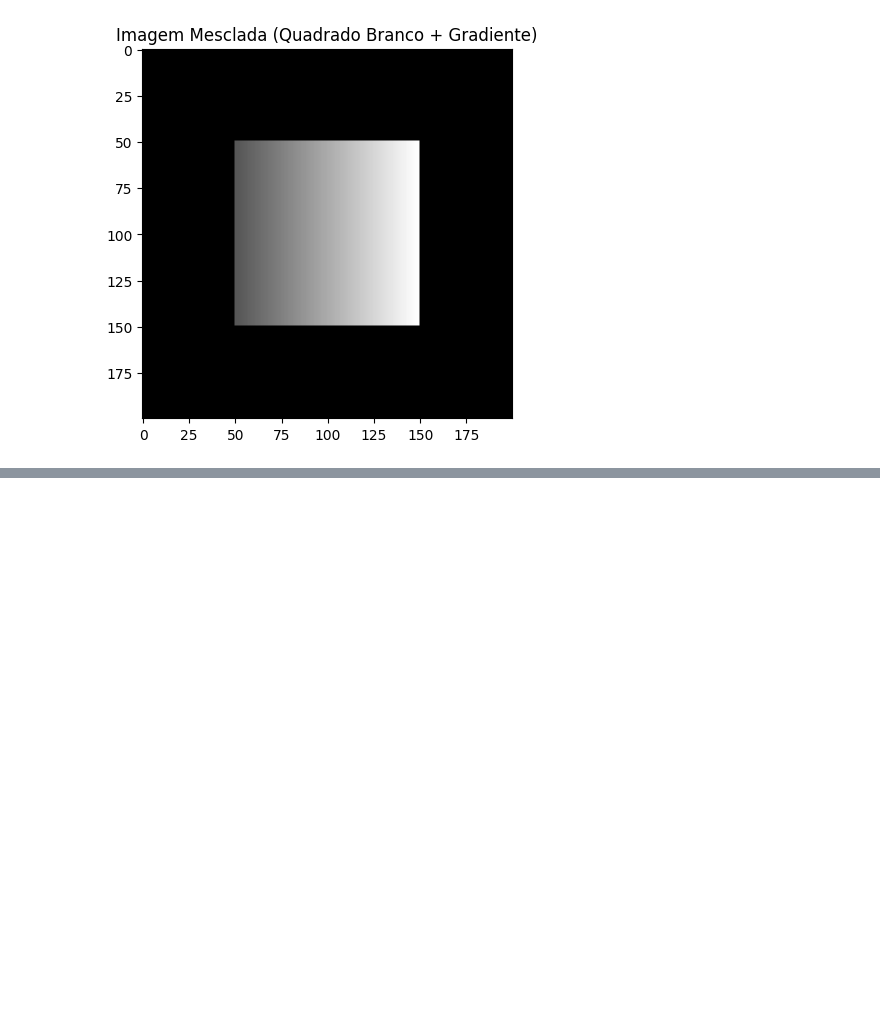
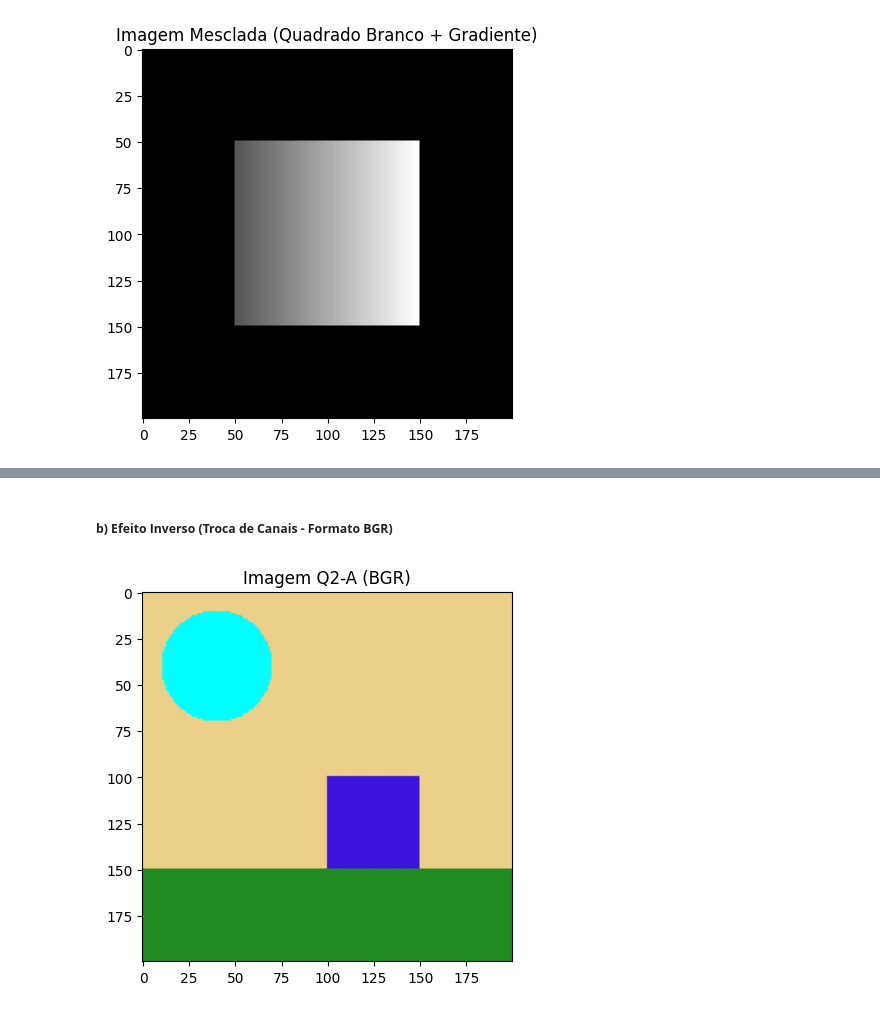
Before and after one commit to andref03/Processamento-Digital-Imagens-PDI, a Jupyter notebook: atividade_pratica_01/questao_01.ipynb, the cells around one changed output, grey strips where cells are left out. Saved outputs shown, nothing was run; the diff lists cells and outputs as text; code cells hidden in the pictures; blank space fills up the shorter version.

```diff
--- a/atividade_pratica_01/questao_01.ipynb
+++ b/atividade_pratica_01/questao_01.ipynb
@@ -59,0 +72,11 @@ plt.show()
+# %% [markdown]
+##### **b) Efeito Inverso (Troca de Canais - Formato BGR)**
+# %%
+# convertendo de RGB para BGR
+img_q2_a_BGR = img_q2_a[:, :, [2,1,0]]
+
+plt.imshow(img_q2_a_BGR)
+plt.title('Imagem Q2-A (BGR)')
+plt.show()
+# %% [output]
+[figure, added]
```
Also changed, not shown: parts of 8 cells of this notebook.
